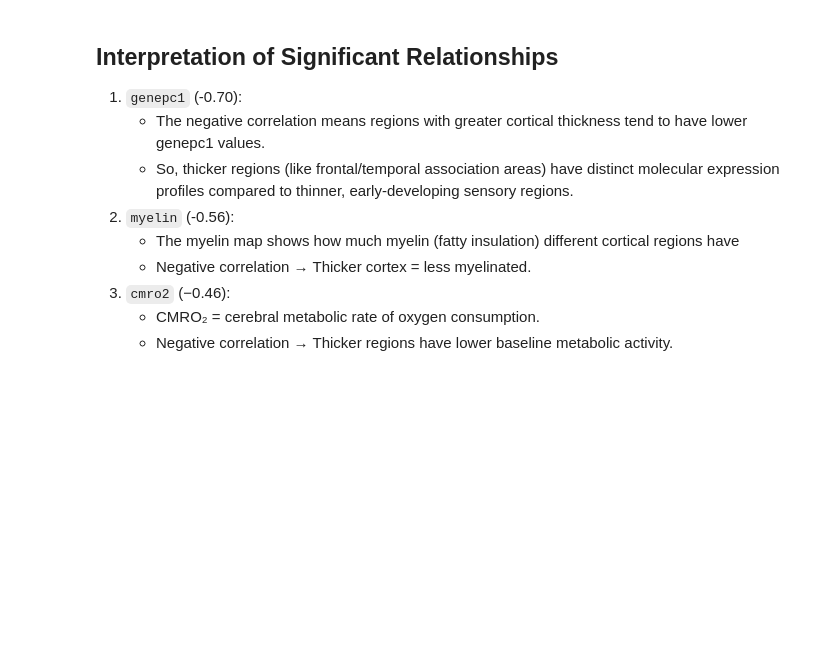
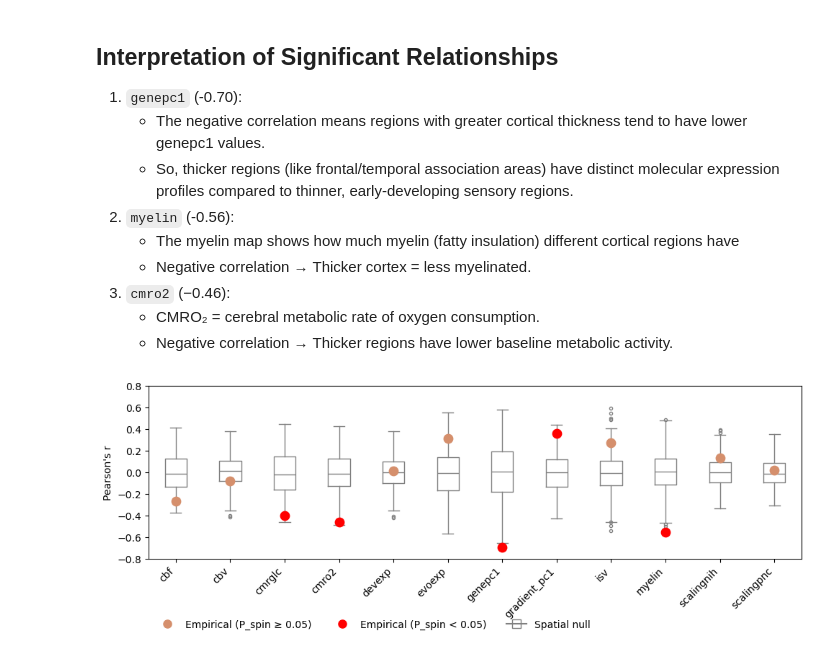
Before and after one commit to katrinasuherman/neuromaps-schizophrenia-thinning, a Jupyter notebook: transformations.ipynb, the cells around one changed output. Saved outputs shown, nothing was run; the diff lists cells and outputs as text; code cells hidden in the pictures; blank space fills up the shorter version.

Commit message:
added box plot figure

```diff
--- a/transformations.ipynb
+++ b/transformations.ipynb
@@ -840,0 +871,70 @@ df.sort_values("p_fdr")
+# %%
+import numpy as np
+import matplotlib.pyplot as plt
+import matplotlib.lines as mlines
+
+# decide significance using p_spin or sig_fdr if you prefer FDR
+alpha = 0.05
+df["sig"] = df["p_spin"] < alpha
+
+# order however you want them to appear on x axis
+df = df.sort_values("map").reset_index(drop=True)
+
+# collect null arrays in that same order
+null_arrays = [null_corrs[m] for m in df["map"]]
+
+xpos = np.arange(len(df))
+
+fig, ax = plt.subplots(figsize=(10,4))
+
+# draw gray boxplots for null distributions
+ax.boxplot(
+    null_arrays,
+    positions=xpos,
+    widths=0.4,
+    patch_artist=False,
+    boxprops=dict(color='gray', linewidth=1),
+    whiskerprops=dict(color='gray', linewidth=1),
+    capprops=dict(color='gray', linewidth=1),
+    medianprops=dict(color='gray', linewidth=1),
+    flierprops=dict(
+        marker='o',
+        markerfacecolor='none',
+        markeredgecolor='gray',
+        markersize=3,
+        linestyle='none'
+    ),
+)
+
+# overlay empirical r values as dots
+for xi, row in df.iterrows():
+    ax.scatter(
+        xi,
+        row["r"],
+        s=80,
+        color=('red' if row["sig"] else '#d58f6c'),
+        zorder=3,
+    )
+
+ax.set_ylabel("Pearson's r")
+ax.set_xticks(xpos)
+ax.set_xticklabels(df["map"], rotation=45, ha='right')
+ax.set_ylim(-0.8, 0.8)
+
+emp_ns = mlines.Line2D([], [], color='#d58f6c', marker='o', linestyle='None', markersize=8,
+                       label="Empirical (P_spin ≥ 0.05)")
+emp_sig = mlines.Line2D([], [], color='red', marker='o', linestyle='None', markersize=8,
+                        label="Empirical (P_spin < 0.05)")
+null_leg = mlines.Line2D([], [], color='gray', marker='s', fillstyle='none', linestyle='-', markersize=8,
+                         label="Spatial null")
+
+ax.legend(handles=[emp_ns, emp_sig, null_leg],
+          loc='upper left',
+          bbox_to_anchor=(0, -0.3),
+          ncol=3,
+          frameon=False)
+
+plt.tight_layout()
+plt.show()
+# %% [output]
+[figure, added]
```
Also changed, not shown: parts of 5 cells of this notebook, 22 other files.
